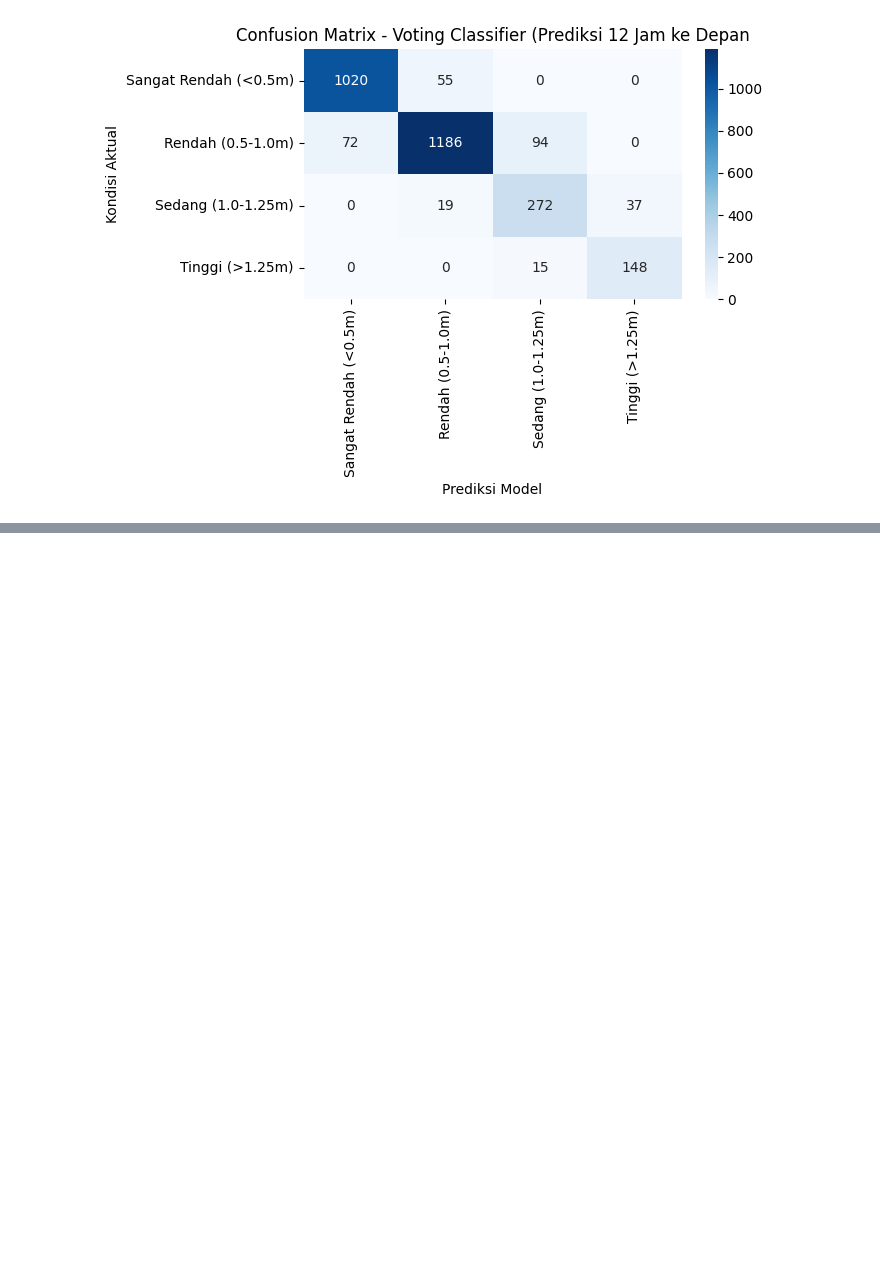
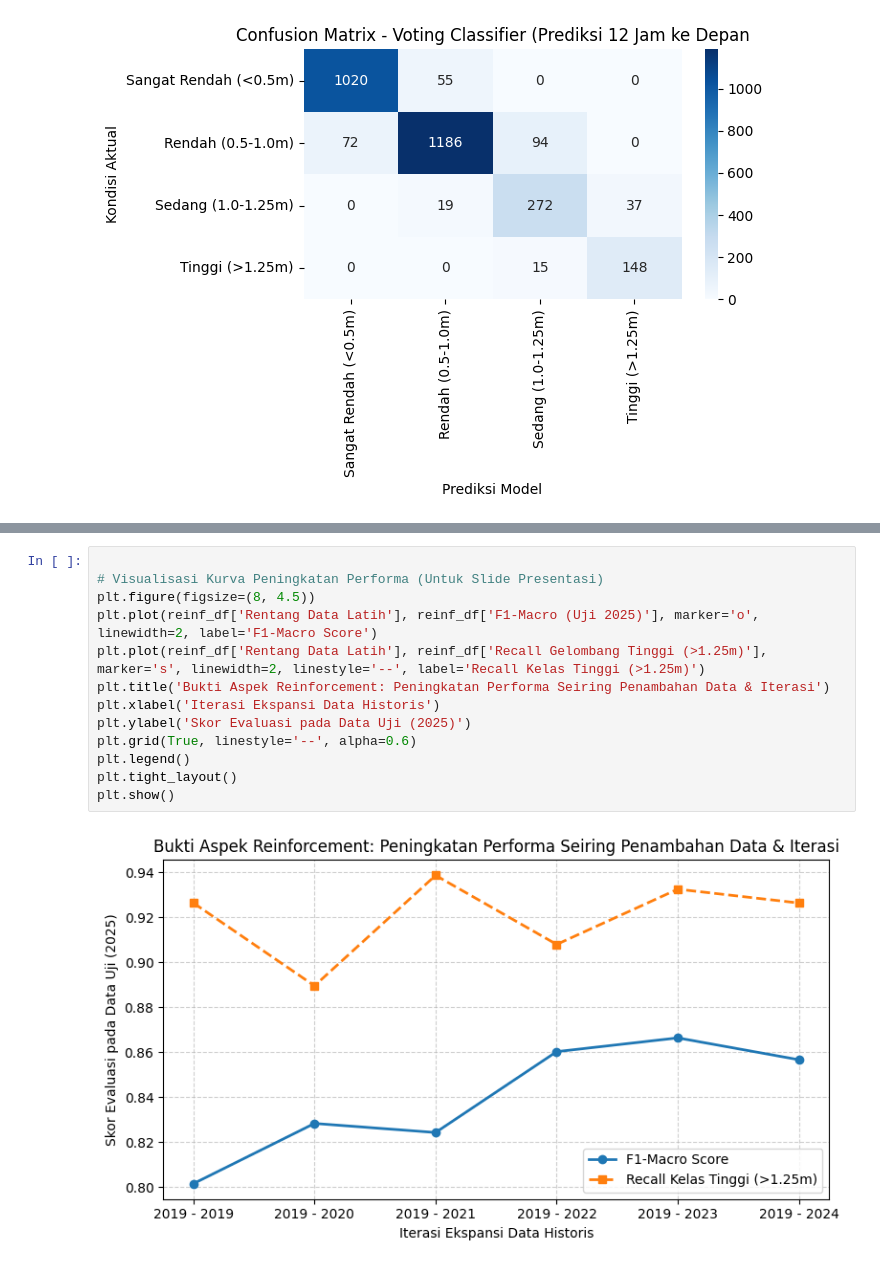
Before and after one commit to Vnooo13/Vnooo13, a Jupyter notebook: Commit_ML_02.ipynb, the cells around one changed output, grey strips where cells are left out. Drawn from its saved outputs; the diff is of its cells as text; blank space fills up the shorter version.

```diff
--- a/Commit_ML_02.ipynb
+++ b/Commit_ML_02.ipynb
@@ -369,0 +417,15 @@ Sangat Rendah (<0.5m)       0.93      0.95      0.94      1075
+# %%
+
+# Visualisasi Kurva Peningkatan Performa (Untuk Slide Presentasi)
+plt.figure(figsize=(8, 4.5))
+plt.plot(reinf_df['Rentang Data Latih'], reinf_df['F1-Macro (Uji 2025)'], marker='o', linewidth=2, label='F1-Macro Score')
+plt.plot(reinf_df['Rentang Data Latih'], reinf_df['Recall Gelombang Tinggi (>1.25m)'], marker='s', linewidth=2, linestyle='--', label='Recall Kelas Tinggi (>1.25m)')
+plt.title('Bukti Aspek Reinforcement: Peningkatan Performa Seiring Penambahan Data & Iterasi')
+plt.xlabel('Iterasi Ekspansi Data Historis')
+plt.ylabel('Skor Evaluasi pada Data Uji (2025)')
+plt.grid(True, linestyle='--', alpha=0.6)
+plt.legend()
+plt.tight_layout()
+plt.show()
+# %% [output]
+[figure, added]
```
Also changed, not shown: parts of 2 cells of this notebook.
